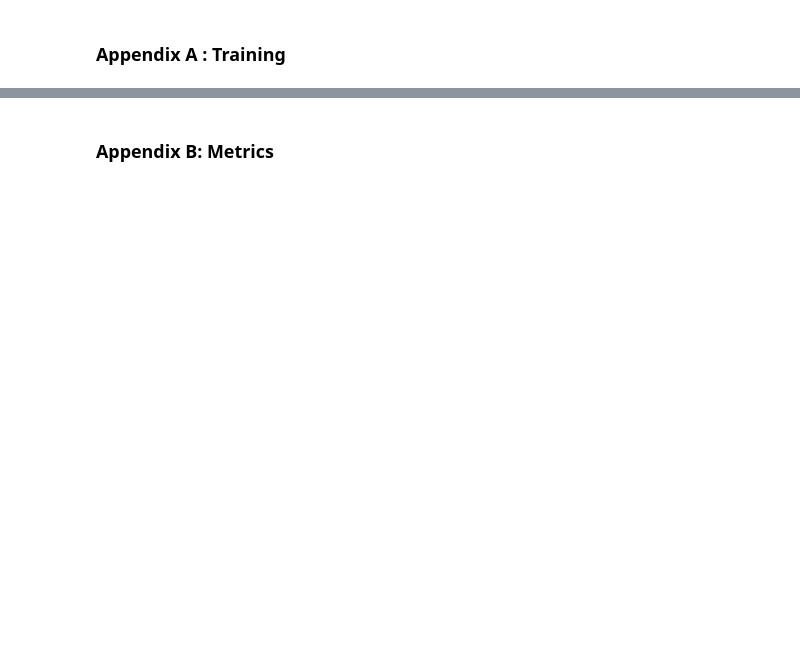
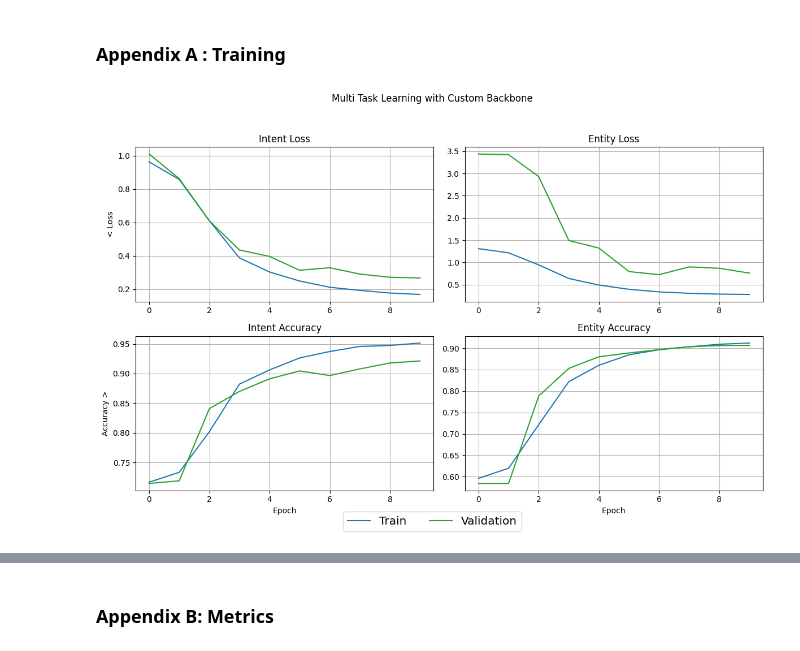
Before and after one commit to Biswajit-Banerjee/multi_task_nlp, a Jupyter notebook: main.ipynb, the cells around one changed output, grey strips where cells are left out. Cells and saved outputs as stored; diff of their text form; code cells hidden in the pictures; blank space fills up the shorter version.

```diff
--- a/main.ipynb
+++ b/main.ipynb
@@ -410,3 +390,10 @@ Val   > Loss: 0.2336 | Intent Acc: 89.56% | Entity F1: 64.39%
+# %%
+encoder =  Encoder("custom", 768).to(device)
+model = Model(encoder).to(device)
+custom_metrics = train_model(train_ds, val_ds, model, epochs=EPOCHS)
+plot_metrics(custom_metrics, "Multi Task Learning with Custom Backbone")
+# %% [output]
+[figure, added]
 # %%
 encoder = Encoder().to(device) # BERT pretrained
 model   = Model(encoder).to(device)
```
Also changed, not shown: parts of 12 cells of this notebook, 1 other file.
